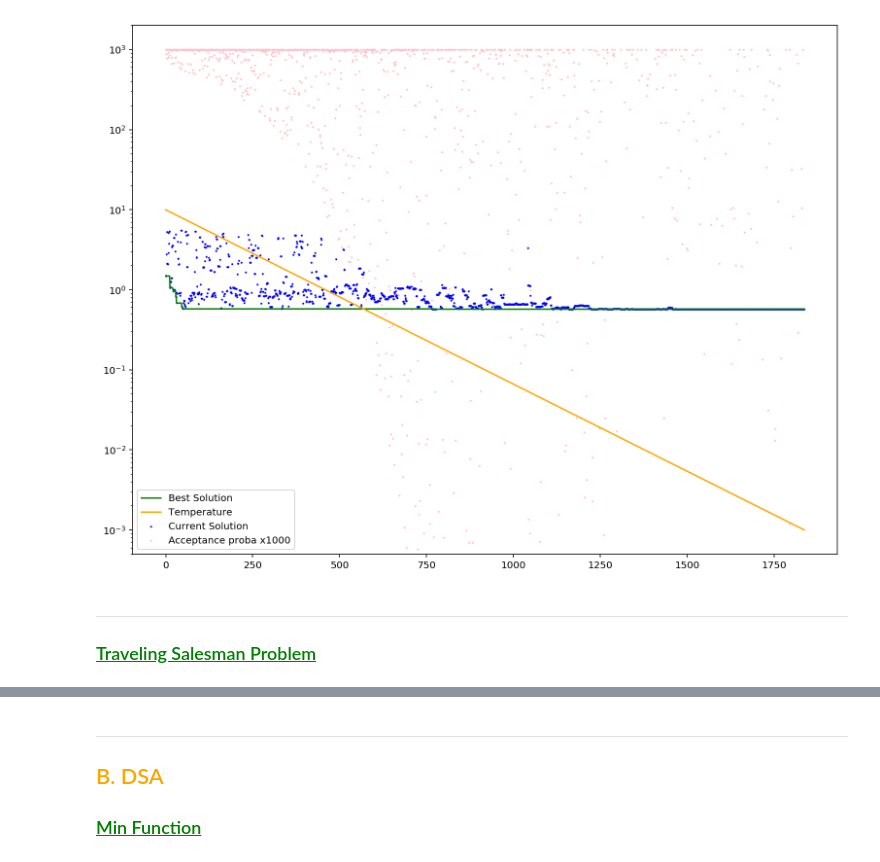
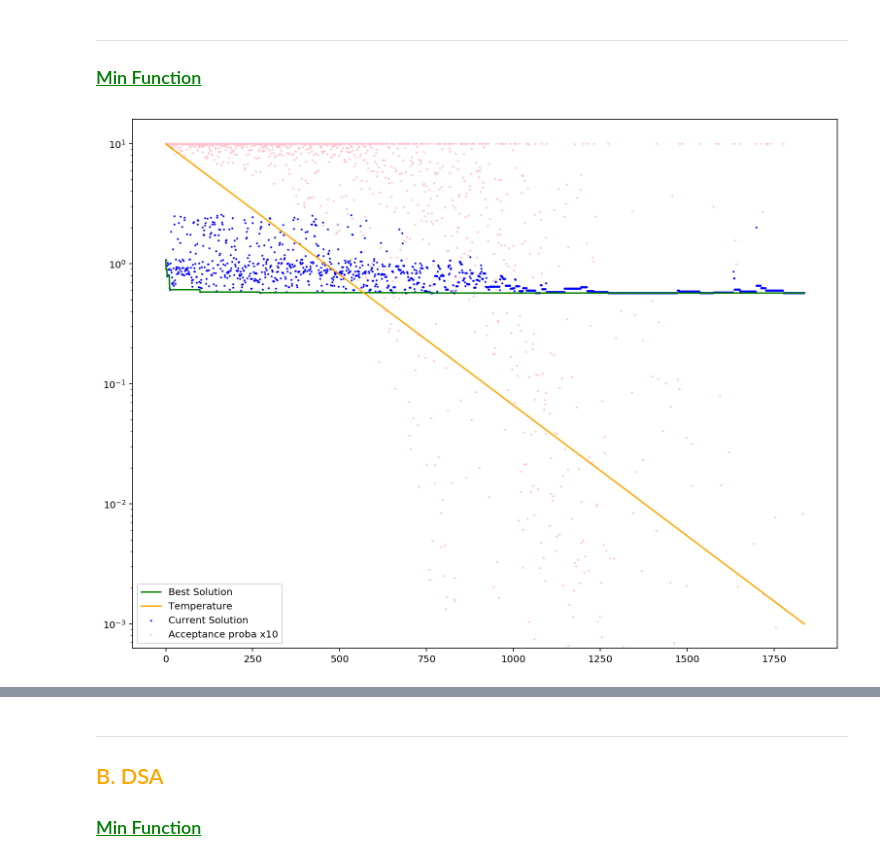
Before and after one commit to leobouraux/Pedestrian-Hub-Model-Optimization, a Jupyter notebook: src/main/python/Graphs LSA DSA.ipynb, the cells around one changed output, grey strips where cells are left out. Cells and saved outputs as stored; diff of their text form; code cells hidden in the pictures.

```diff
--- a/src/main/python/Graphs LSA DSA.ipynb
+++ b/src/main/python/Graphs LSA DSA.ipynb
@@ -16,9 +25,9 @@ set_matplotlib_formats('retina')
+# %% [markdown]
+----
+###      <span style="color:green"><u>Min Function</u></span>
 # %%
 path = "../java/SimulatedAnnealing/GraphData/LSA_MinFunction.txt"
 best_y, curr_y, acceptance_pb, acc_best_sol, temp, runtime, iteration_nbr = processDataLSA(path)
-drawPlotLSA(best_y, curr_y, temp, acceptance_pb, acc_best_sol, 1000)
+drawPlotLSA(best_y, curr_y, temp, acceptance_pb, acc_best_sol, 10)
 # %% [output]
-[figure, old version]
+[figure, new version]
-# %% [markdown]
-----
-###      <span style="color:green"><u>Traveling Salesman Problem</u></span>
```
Also changed, not shown: parts of 9 cells of this notebook, 31 other files.
